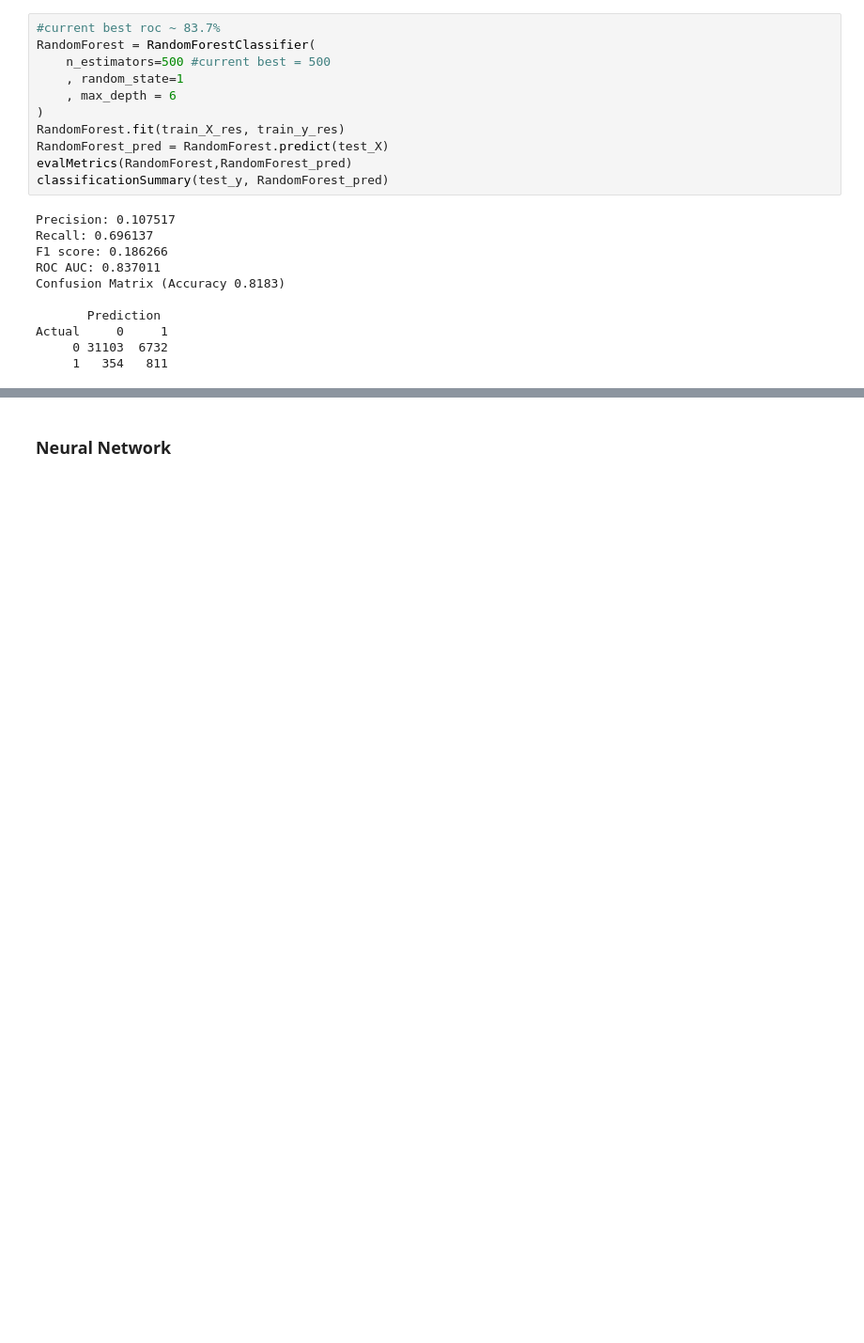
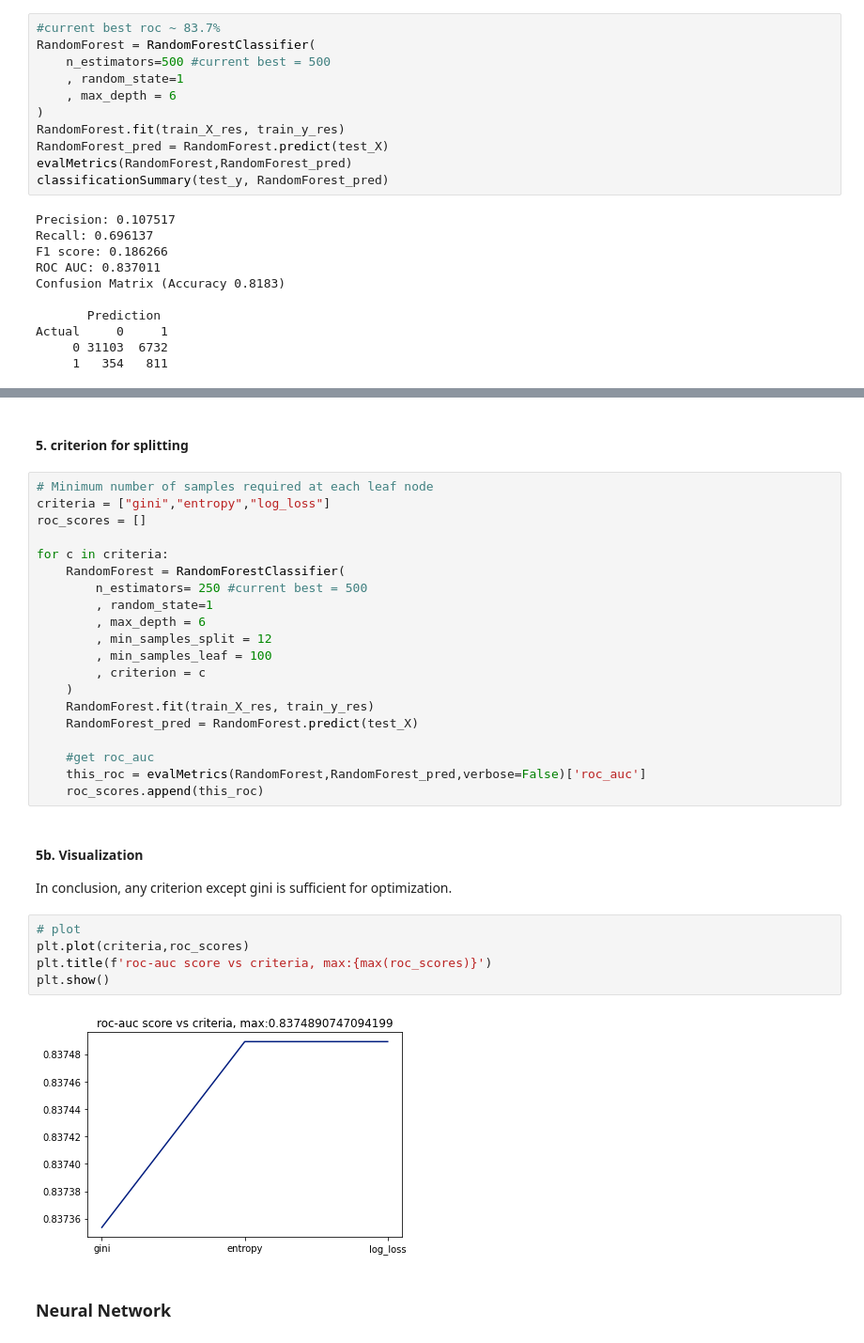
Before and after one commit to kayfilipp/HigherME, a Jupyter notebook: census_data/Modeling.ipynb, the cells around one changed output, grey strips where cells are left out. Shown: that part at 94% size. Saved outputs shown, nothing was run; the diff lists cells and outputs as text; blank space fills up the shorter version.

```diff
--- a/census_data/Modeling.ipynb
+++ b/census_data/Modeling.ipynb
@@ -473,3 +473,35 @@ plt.show()
+# %% [markdown]
+#### 5. criterion for splitting
+# %%
+# Minimum number of samples required at each leaf node
+criteria = ["gini","entropy","log_loss"]
+roc_scores = []
+
+for c in criteria:
+    RandomForest = RandomForestClassifier(
+        n_estimators= 250 #current best = 500
+        , random_state=1
+        , max_depth = 6
+        , min_samples_split = 12
+        , min_samples_leaf = 100
+        , criterion = c
+    )
+    RandomForest.fit(train_X_res, train_y_res)
+    RandomForest_pred = RandomForest.predict(test_X)
+
+    #get roc_auc
+    this_roc = evalMetrics(RandomForest,RandomForest_pred,verbose=False)['roc_auc']
+    roc_scores.append(this_roc)
+# %% [markdown]
+#### 5b. Visualization
+In conclusion, any criterion except gini is sufficient for optimization.
+# %%
+# plot
+plt.plot(criteria,roc_scores)
+plt.title(f'roc-auc score vs criteria, max:{max(roc_scores)}')
+plt.show()
+# %% [output]
+[figure, added]
 # %% [markdown]
 ### Neural Network
 # %%
```
Also changed, not shown: parts of 42 cells of this notebook.
